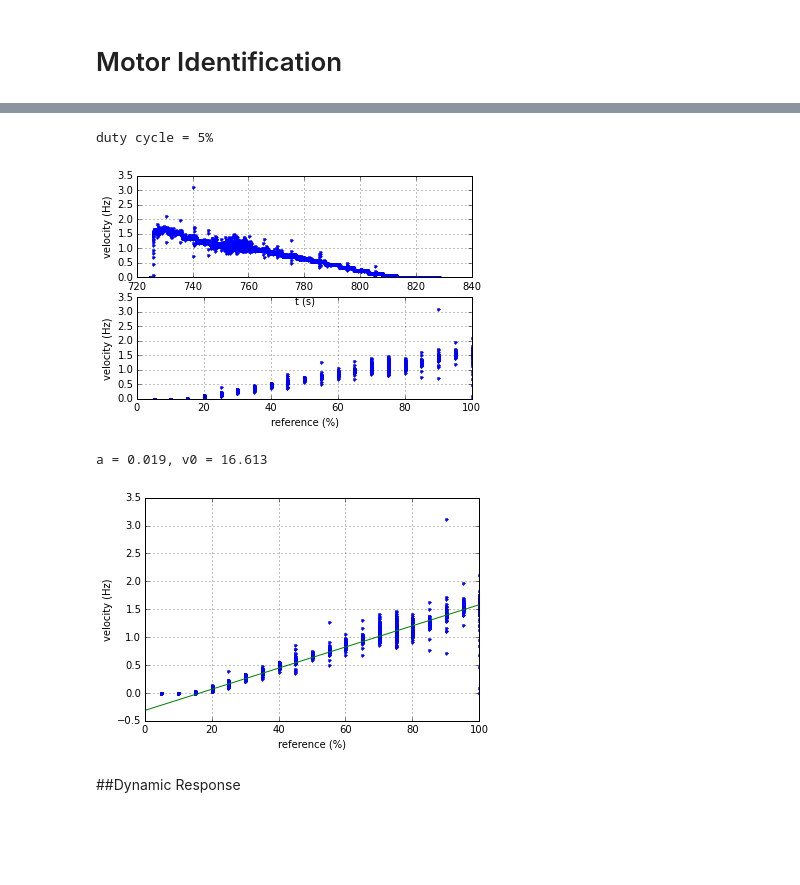
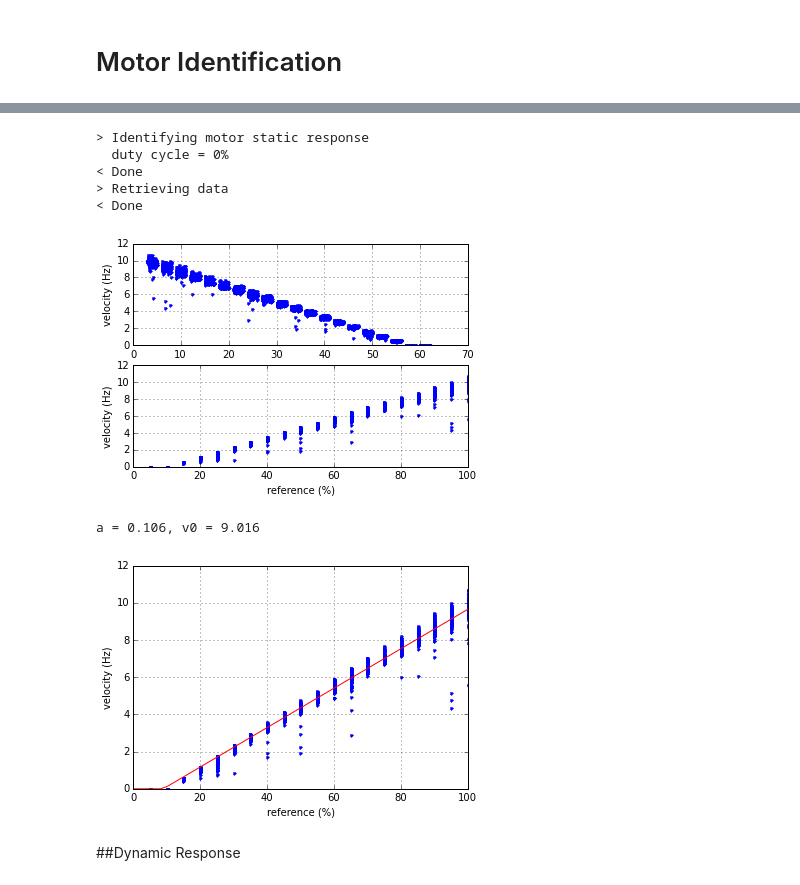
Before and after one commit to mcdeoliveira/pyctrl, a Jupyter notebook: python/notebook/IdentifyMotor.ipynb, the cells around one changed output, grey strips where cells are left out. Drawn from its saved outputs; the diff is of its cells as text; code cells hidden in the pictures; blank space fills up the shorter version.

```diff
--- a/python/notebook/IdentifyMotor.ipynb
+++ b/python/notebook/IdentifyMotor.ipynb
@@ -27,3 +28,0 @@ controller.add_sink('logger', Logger(), ['clock', 'encoder1'])
-# %%
-controller.set_sink('logger','inputs', ['clock', 'encoder1','motor1'])
-print(controller.info('all'))
@@ -46,12 +47,23 @@ print(controller.info('all'))
 # %%
-controller.set_sink('logger','reset')
-dT = 5
+print('> Identifying motor static response')
+controller.set_sink('logger',reset=True)
+dT = 3
+dD = 5
+ts = []
 with controller:
     time.sleep(1)
-    for duty_cycle in range(0,100,5):
-        print('\rduty cycle = {}%'.format(100-duty_cycle), end='')
+    for duty_cycle in range(0,100+dD,dD):
+        print('\r  duty cycle = {}%'.format(100-duty_cycle), end='')
+        ts.append(controller.get_signal('clock'))
         controller.set_signal('motor1', 100-duty_cycle)
         time.sleep(dT)
+print('\n< Done')
+print('> Retrieving data')
 log = controller.read_sink('logger')
+print('< Done')
 # %% [output]
-duty cycle = 5%
+> Identifying motor static response
+  duty cycle = 0%
+< Done
+> Retrieving data
+< Done
@@ -64,36 +70,55 @@ velocity[1:] = (position[1:]-position[:-1])/(t[1:]-t[:-1])
+# %%
+# Duration of transient
+Tt = 1
+# %%
+t = log[:,0]
+pos = log[:,1]
+ref = log[:,2]
+
+vel = np.zeros(t.shape, float)
+vel[1:] = (pos[1:]-pos[:-1])/(t[1:]-t[:-1])
+
+ssvel = np.array([])
+sst = np.array([])
+ssref = np.array([])
+for (tk,tr) in zip(ts[:-1],ts[1:]):
+    ind = np.where((t > tk + Tt)&(t < tr))
+    sst = np.append(t[ind], sst)
+    ssvel = np.append(vel[ind], ssvel)
+    ssref = np.append(ref[ind], ssref)
 # %%
 plt.subplot(2,1,1)
-plt.plot(t, velocity, '.')
+plt.plot(sst, ssvel, '.')
 plt.xlabel('t (s)')
 plt.ylabel('velocity (Hz)')
 plt.grid()
 
 plt.subplot(2,1,2)
-plt.plot(reference, velocity, '.')
+plt.plot(ssref, ssvel, '.')
 plt.xlabel('reference (%)')
 plt.ylabel('velocity (Hz)')
 plt.grid()
 # %% [output]
-[figure, old version]
+[figure, new version]
 # %%
 def func(x, a, v0):
     return a * (x - v0)
 
 import scipy.optimize as optimize
 
-ind = np.where(velocity > 0)
-pars, residues = optimize.curve_fit(func, reference[ind], velocity[ind])
+ind = np.where(ssvel > 0)
+pars, residues = optimize.curve_fit(func, ssref[ind], ssvel[ind])
 a, v0 = pars.tolist()
 print('a = {:4.3f}, v0 = {:4.3f}'.format(a,v0))
 # %% [output]
-a = 0.019, v0 = 16.613
+a = 0.106, v0 = 9.016
 # %%
-plt.plot(reference, velocity, '.', np.array([0,100]), a * (np.array([0,100]) - v0),'-')
+plt.plot(ssref, ssvel, '.', np.linspace(0,100), np.maximum(a * (np.linspace(0,100) - v0),0),'r-')
 plt.xlabel('reference (%)')
 plt.ylabel('velocity (Hz)')
 plt.grid()
 # %% [output]
-[figure, old version]
+[figure, new version]
 # %% [markdown]
 ##Dynamic Response
 # %% [markdown]
```
Also changed, not shown: parts of 33 cells of this notebook, 11 other files.
